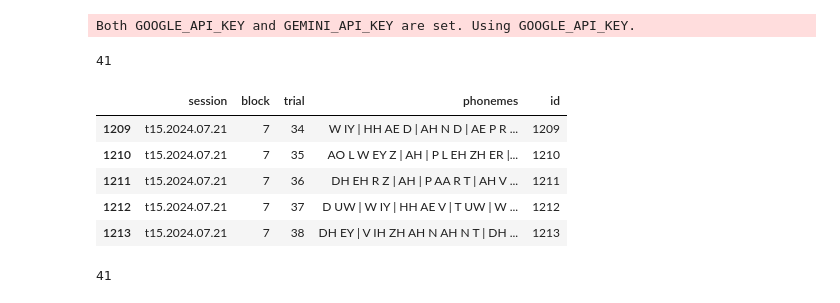
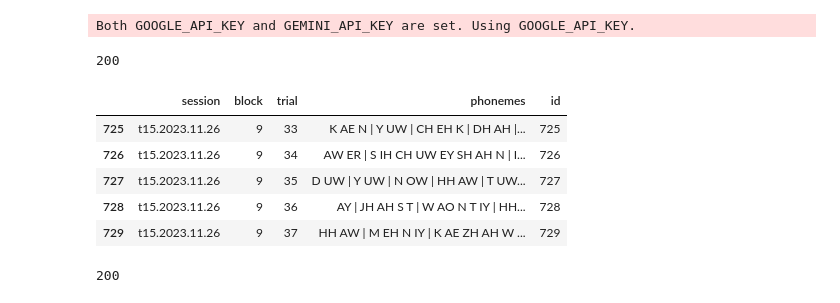
Before and after one commit to YANGMao9297/DM2025-Lab2-Exercise, a Jupyter notebook: brain-to-text/toword.ipynb, the cells around one changed output. Drawn from its saved outputs; the diff is of its cells as text; code cells hidden in the pictures.

```diff
--- a/brain-to-text/toword.ipynb
+++ b/brain-to-text/toword.ipynb
@@ -180,29 +178,29 @@ Both GOOGLE_API_KEY and GEMINI_API_KEY are set. Using GOOGLE_API_KEY.
 # %%
 import pandas as pd
 from tqdm import tqdm
 import json
 import csv
 import time
 import math
 
-predict_df = pd.read_csv("phoneme_rnn.csv")
+predict_df = pd.read_csv("phoneme_bigru.csv")
 predict_df['id'] = range(len(predict_df))
-predict_df = predict_df[1209:1250]  #改成你要的範圍
+predict_df = predict_df[725:925]  #改成你要的範圍
 print(len(predict_df))
 predict_df.head()
 # %% [output]
-41
+200
 |  | session | block | trial | phonemes | id |
-| 1209 | t15.2024.07.21 | 7 | 34 | W IY | HH AE D | AH N D | AE P R ... | 1209 |
-| 1210 | t15.2024.07.21 | 7 | 35 | AO L W EY Z | AH | P L EH ZH ER |... | 1210 |
-| 1211 | t15.2024.07.21 | 7 | 36 | DH EH R Z | AH | P AA R T | AH V ... | 1211 |
-| 1212 | t15.2024.07.21 | 7 | 37 | D UW | W IY | HH AE V | T UW | W ... | 1212 |
-| 1213 | t15.2024.07.21 | 7 | 38 | DH EY | V IH ZH AH N AH N T | DH ... | 1213 |
+| 725 | t15.2023.11.26 | 9 | 33 | K AE N | Y UW | CH EH K | DH AH |... | 725 |
+| 726 | t15.2023.11.26 | 9 | 34 | AW ER | S IH CH UW EY SH AH N | I... | 726 |
+| 727 | t15.2023.11.26 | 9 | 35 | D UW | Y UW | N OW | HH AW | T UW... | 727 |
+| 728 | t15.2023.11.26 | 9 | 36 | AY | JH AH S T | W AO N T IY | HH... | 728 |
+| 729 | t15.2023.11.26 | 9 | 37 | HH AW | M EH N IY | K AE ZH AH W ... | 729 |
 # %%
 predict_list = predict_df['phonemes'].to_list()
 len(predict_list)
 # %% [output]
-41
+200
 # %%
 from pydantic import BaseModel
 class best_ans(BaseModel):
```
Also changed, not shown: parts of 6 cells of this notebook, 11 other files.
